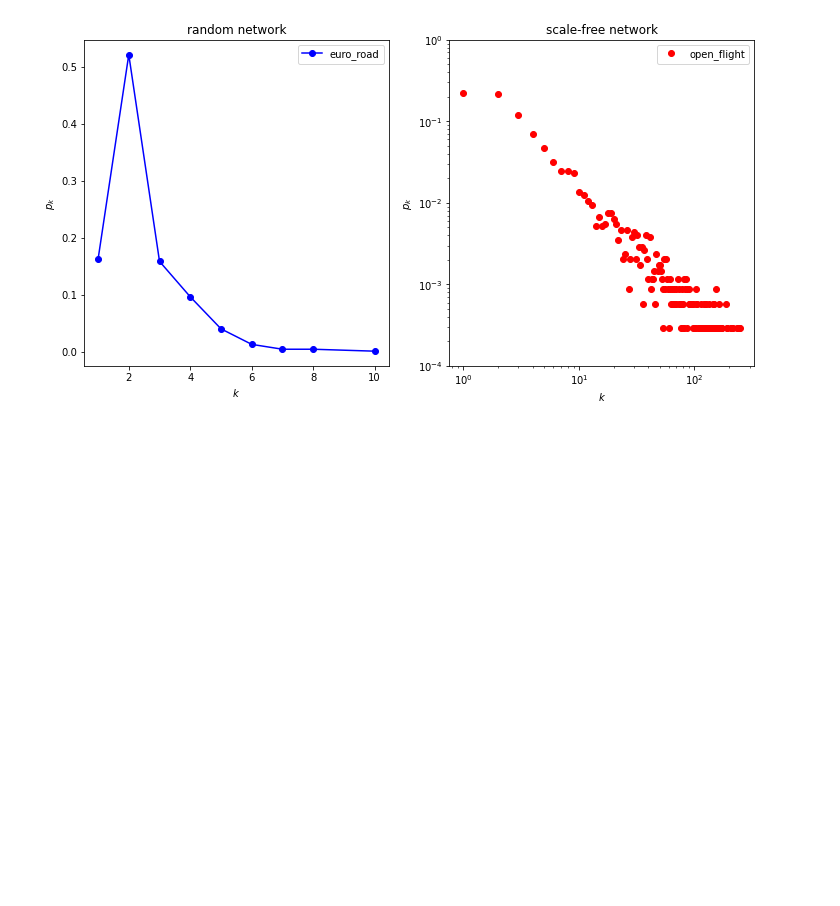
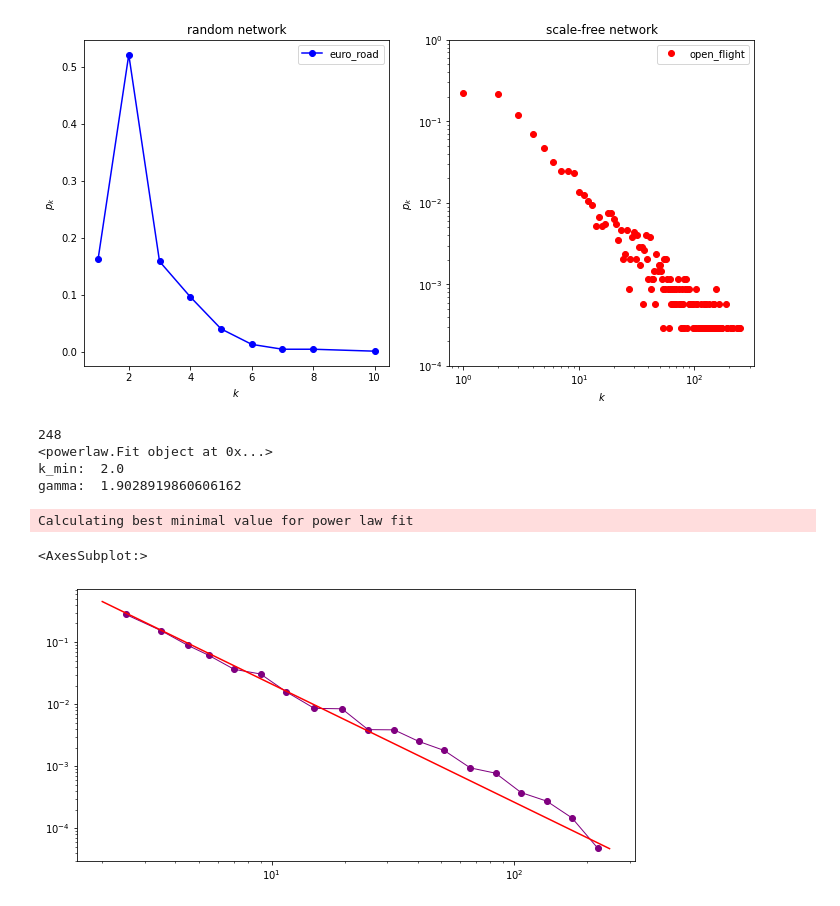
Before and after one commit to zhouhuaian/complex_network_learning, a Jupyter notebook: code/lesson5.ipynb, the cells around one changed output. Saved outputs shown, nothing was run; the diff lists cells and outputs as text; code cells hidden in the pictures; blank space fills up the shorter version.

```diff
--- a/code/lesson5.ipynb
+++ b/code/lesson5.ipynb
@@ -60,3 +60,26 @@ plt.yscale("log")
 plt.show()
 # %% [output]
 [figure]
+# %%
+import powerlaw
+
+d = np.array((nx.degree(flight_g)))[:, 1]  # 所有节点的度值
+print(max(d))
+
+fit = powerlaw.Fit(d)  # 拟合度分布
+print(fit)
+print("k_min: ", fit.power_law.xmin)  # 最小度值，即排除掉小度节点后进行幂律拟合
+print("gamma: ", fit.power_law.alpha)  # 度指数
+# %% [output]
+248
+<powerlaw.Fit object at 0x...>
+k_min:  2.0
+gamma:  1.9028919860606162
+Calculating best minimal value for power law fit
+# %%
+plt.figure(figsize=(10, 5))
+fig = fit.plot_pdf(marker="o", color="purple", linewidth=1)  # 绘制真实度分布
+fit.power_law.plot_pdf(color="red", linestyle="-", ax=fig)  # 绘制幂律拟合曲线
+# %% [output]
+<AxesSubplot:>
+[figure, added]
```
